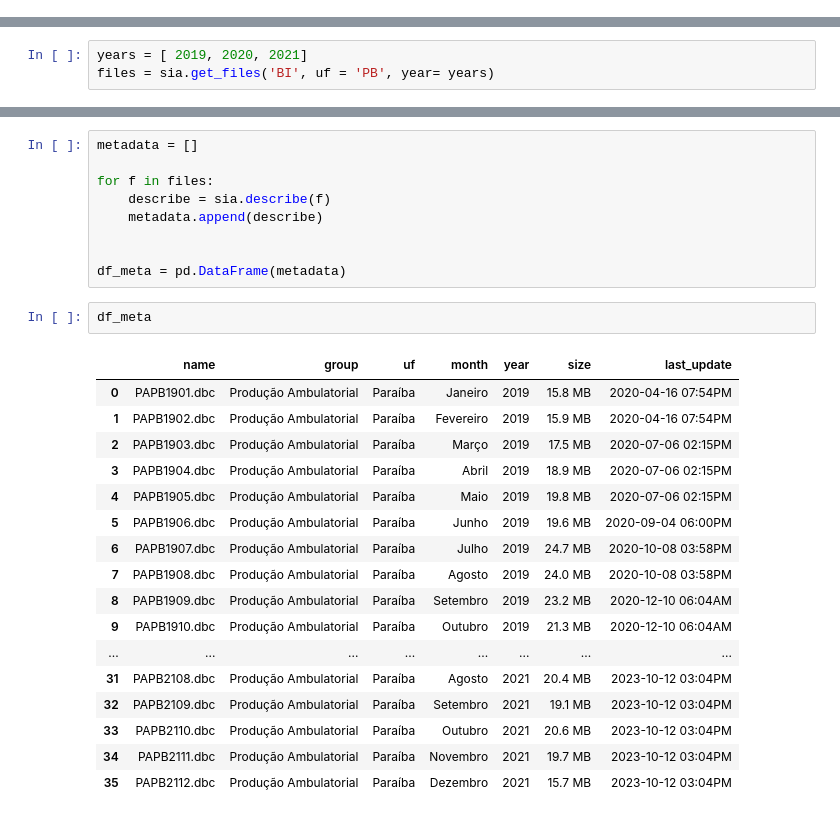
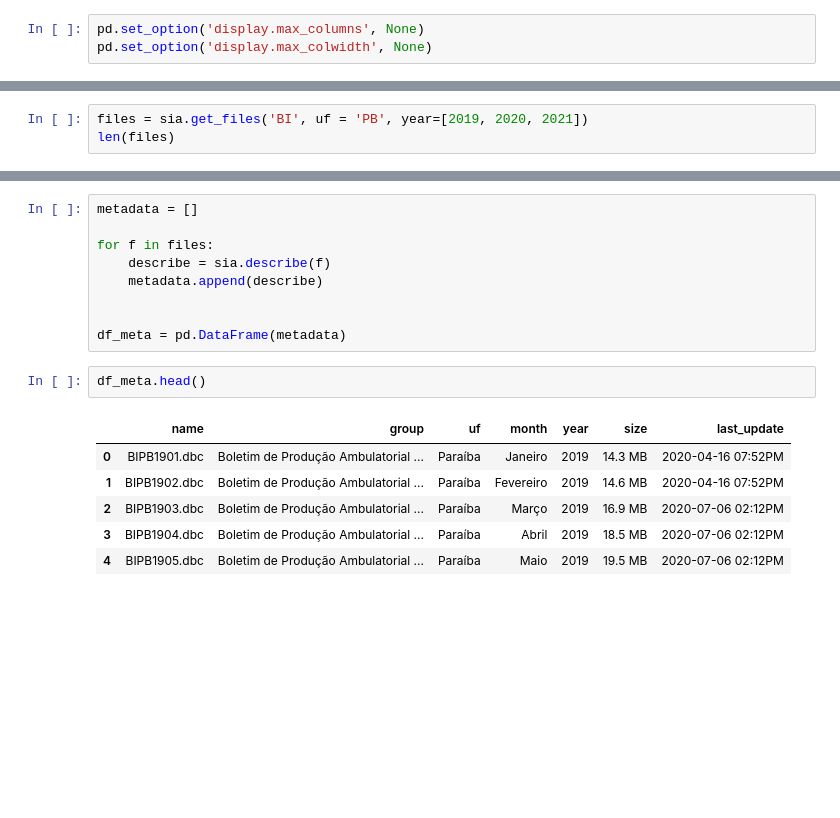
Before and after one commit to CarvalhooNeto/Atividade_01_mestrado_bd, a Jupyter notebook: atividade_01.ipynb, the cells around one changed output, grey strips where cells are left out. Drawn from its saved outputs; the diff is of its cells as text; blank space fills up the shorter version.

```diff
--- a/atividade_01.ipynb
+++ b/atividade_01.ipynb
@@ -8,0 +25,3 @@ from pysus import SIA
+# %%
+pd.set_option('display.max_columns', None)
+pd.set_option('display.max_colwidth', None)
@@ -11,3 +99,3 @@ sia = SIA().load()
 # %%
-years = [ 2019, 2020, 2021]
-files = sia.get_files('BI', uf = 'PB', year= years)
+files = sia.get_files('BI', uf = 'PB', year=[2019, 2020, 2021])
+len(files)
@@ -37,22 +134,11 @@ for f in files:
 
 df_meta = pd.DataFrame(metadata)
 # %%
-df_meta
+df_meta.head()
 # %% [output]
 |  | name | group | uf | month | year | size | last_update |
-| 0 | PAPB1901.dbc | Produção Ambulatorial | Paraíba | Janeiro | 2019 | 15.8 MB | 2020-04-16 07:54PM |
-| 1 | PAPB1902.dbc | Produção Ambulatorial | Paraíba | Fevereiro | 2019 | 15.9 MB | 2020-04-16 07:54PM |
-| 2 | PAPB1903.dbc | Produção Ambulatorial | Paraíba | Março | 2019 | 17.5 MB | 2020-07-06 02:15PM |
-| 3 | PAPB1904.dbc | Produção Ambulatorial | Paraíba | Abril | 2019 | 18.9 MB | 2020-07-06 02:15PM |
-| 4 | PAPB1905.dbc | Produção Ambulatorial | Paraíba | Maio | 2019 | 19.8 MB | 2020-07-06 02:15PM |
-| 5 | PAPB1906.dbc | Produção Ambulatorial | Paraíba | Junho | 2019 | 19.6 MB | 2020-09-04 06:00PM |
-| 6 | PAPB1907.dbc | Produção Ambulatorial | Paraíba | Julho | 2019 | 24.7 MB | 2020-10-08 03:58PM |
-| 7 | PAPB1908.dbc | Produção Ambulatorial | Paraíba | Agosto | 2019 | 24.0 MB | 2020-10-08 03:58PM |
-| 8 | PAPB1909.dbc | Produção Ambulatorial | Paraíba | Setembro | 2019 | 23.2 MB | 2020-12-10 06:04AM |
-| 9 | PAPB1910.dbc | Produção Ambulatorial | Paraíba | Outubro | 2019 | 21.3 MB | 2020-12-10 06:04AM |
-| ... | ... | ... | ... | ... | ... | ... | ... |
-| 31 | PAPB2108.dbc | Produção Ambulatorial | Paraíba | Agosto | 2021 | 20.4 MB | 2023-10-12 03:04PM |
-| 32 | PAPB2109.dbc | Produção Ambulatorial | Paraíba | Setembro | 2021 | 19.1 MB | 2023-10-12 03:04PM |
-| 33 | PAPB2110.dbc | Produção Ambulatorial | Paraíba | Outubro | 2021 | 20.6 MB | 2023-10-12 03:04PM |
-| 34 | PAPB2111.dbc | Produção Ambulatorial | Paraíba | Novembro | 2021 | 19.7 MB | 2023-10-12 03:04PM |
-| 35 | PAPB2112.dbc | Produção Ambulatorial | Paraíba | Dezembro | 2021 | 15.7 MB | 2023-10-12 03:04PM |
+| 0 | BIPB1901.dbc | Boletim de Produção Ambulatorial ... | Paraíba | Janeiro | 2019 | 14.3 MB | 2020-04-16 07:52PM |
+| 1 | BIPB1902.dbc | Boletim de Produção Ambulatorial ... | Paraíba | Fevereiro | 2019 | 14.6 MB | 2020-04-16 07:52PM |
+| 2 | BIPB1903.dbc | Boletim de Produção Ambulatorial ... | Paraíba | Março | 2019 | 16.9 MB | 2020-07-06 02:12PM |
+| 3 | BIPB1904.dbc | Boletim de Produção Ambulatorial ... | Paraíba | Abril | 2019 | 18.5 MB | 2020-07-06 02:12PM |
+| 4 | BIPB1905.dbc | Boletim de Produção Ambulatorial ... | Paraíba | Maio | 2019 | 19.5 MB | 2020-07-06 02:12PM |
```
Also changed, not shown: parts of 31 cells of this notebook, 3 other files.
